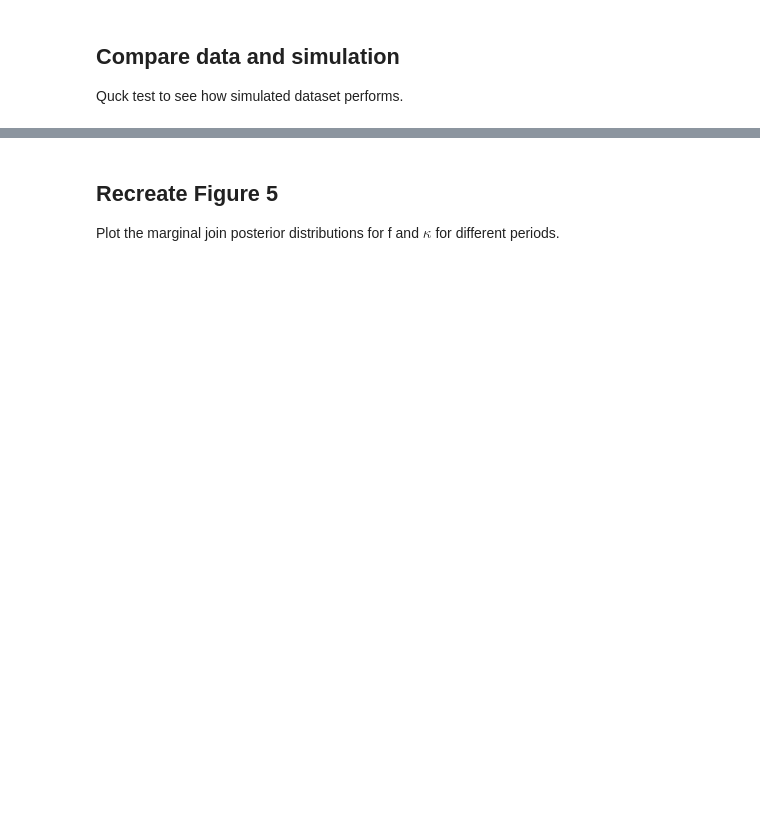
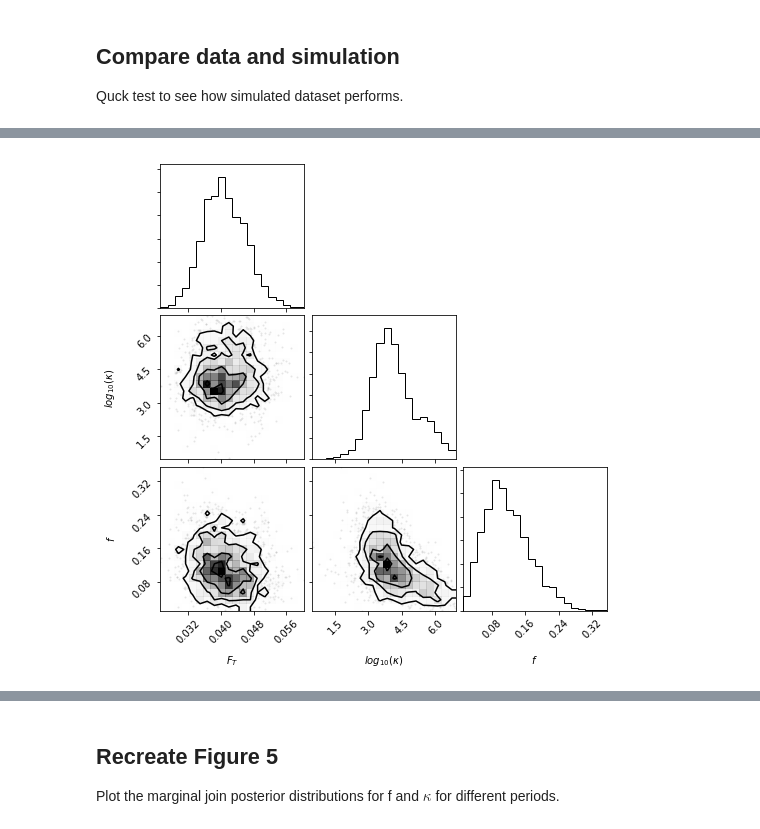
Before and after one commit to cescalara/soiaporn_model, a Jupyter notebook: stan_implementation/auger2010_study.ipynb, the cells around one changed output, grey strips where cells are left out. Cells and saved outputs as stored; diff of their text form; code cells hidden in the pictures; blank space fills up the shorter version.

```diff
--- a/stan_implementation/auger2010_study.ipynb
+++ b/stan_implementation/auger2010_study.ipynb
@@ -92,3 +102,3 @@ Quck test to see how simulated dataset performs.
 # %%
-#analysis.use_uhecr_data()
-#fit = analysis.fit_model()
+analysis.use_uhecr_data()
+fit = analysis.fit_model()
@@ -95,6 +113,8 @@ Quck test to see how simulated dataset performs.
 # %%
-#chain = fit.extract(permuted=True)
-#corner.corner(
-#    np.column_stack([chain[key] for key in ['F_T', 'log10_kappa', 'f']]),
-#    labels=[r'$F_T$', r'$log_{10}(\kappa)$', r'$f$']);
+chain = fit.extract(permuted=True)
+corner.corner(
+    np.column_stack([chain[key] for key in ['F_T', 'log_kappa', 'f']]),
+    labels=[r'$F_T$', r'$log_{10}(\kappa)$', r'$f$']);
+# %% [output]
+[figure, added]
 # %%
```
Also changed, not shown: parts of 16 cells of this notebook, 17 other files.
